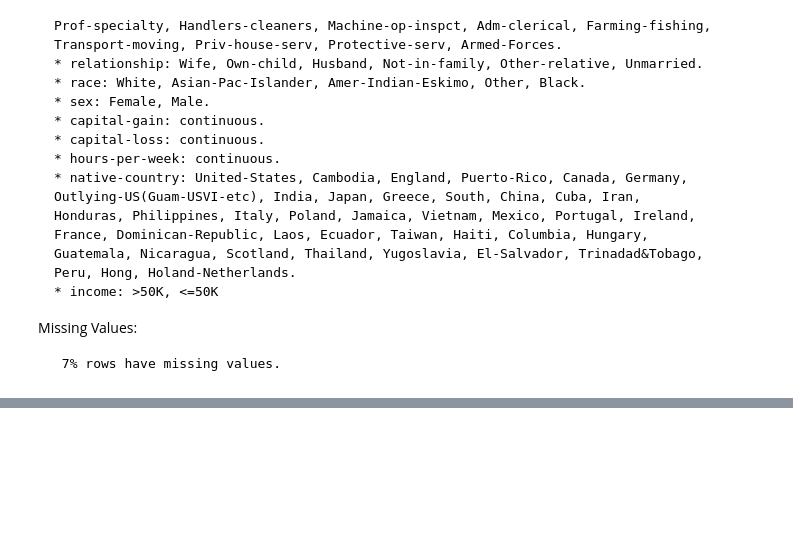
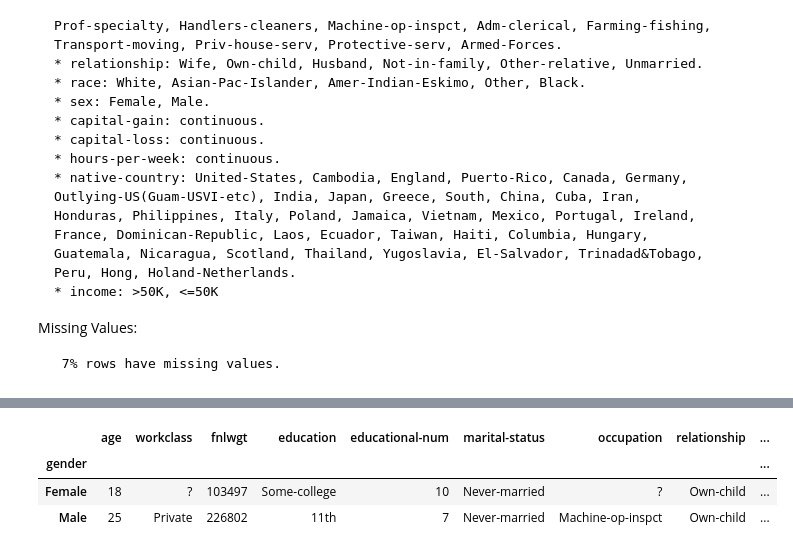
Before and after one commit to srivastavajivesh/Basics-of-Machine-Learning, a Jupyter notebook: JIETML_Assignment_3 (Graded).ipynb, the cells around one changed output, grey strips where cells are left out. Saved outputs shown, nothing was run; the diff lists cells and outputs as text; code cells hidden in the pictures; blank space fills up the shorter version.

```diff
--- a/JIETML_Assignment_3 (Graded).ipynb
+++ b/JIETML_Assignment_3 (Graded).ipynb
@@ -104,0 +198,5 @@ import pandas as pd
+# %%
+# Q9 - Display the percentage of working men and women in the dataframe?
+import pandas as pd
+df = pd.read_csv('adult.csv')
+(df['gender'].value_counts()/df['gender'].count())*100.0
@@ -104,0 +251,12 @@ import pandas as pd
+# %%
+# Q12.1 - Groupby on the gender column and display first()
+import pandas as pd
+import numpy as np
+df_tips = pd.read_csv('adult.csv')
+gender_df = df.groupby('gender')
+gender_df.first()
+# %% [output]
+|  | age | workclass | fnlwgt | education | educational-num | marital-status | occupation | relationship | ... |
+| gender |  |  |  |  |  |  |  |  | ... |
+| Female | 18 | ? | 103497 | Some-college | 10 | Never-married | ? | Own-child | ... |
+| Male | 25 | Private | 226802 | 11th | 7 | Never-married | Machine-op-inspct | Own-child | ... |
```
Also changed, not shown: parts of 35 cells of this notebook.
